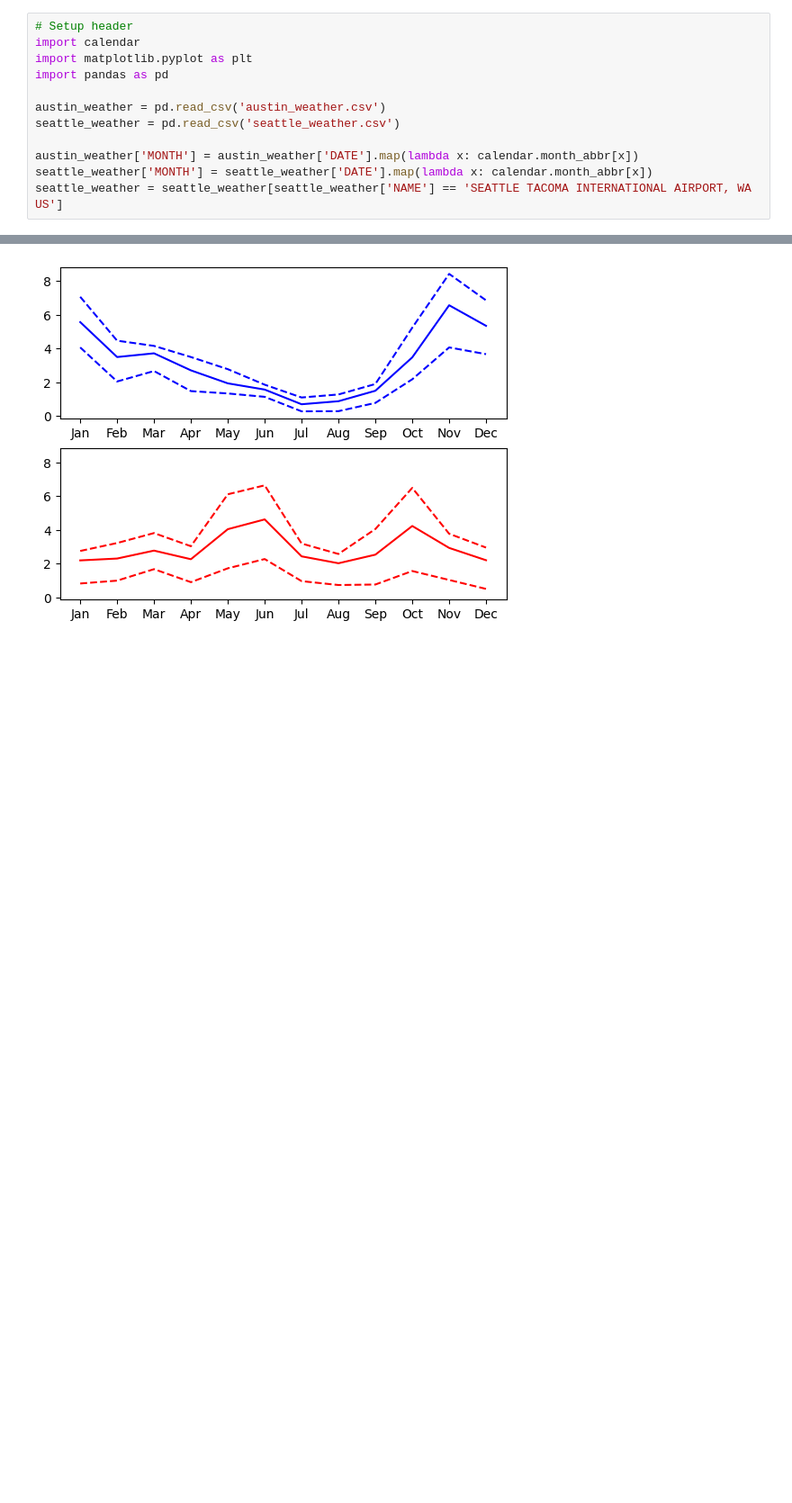
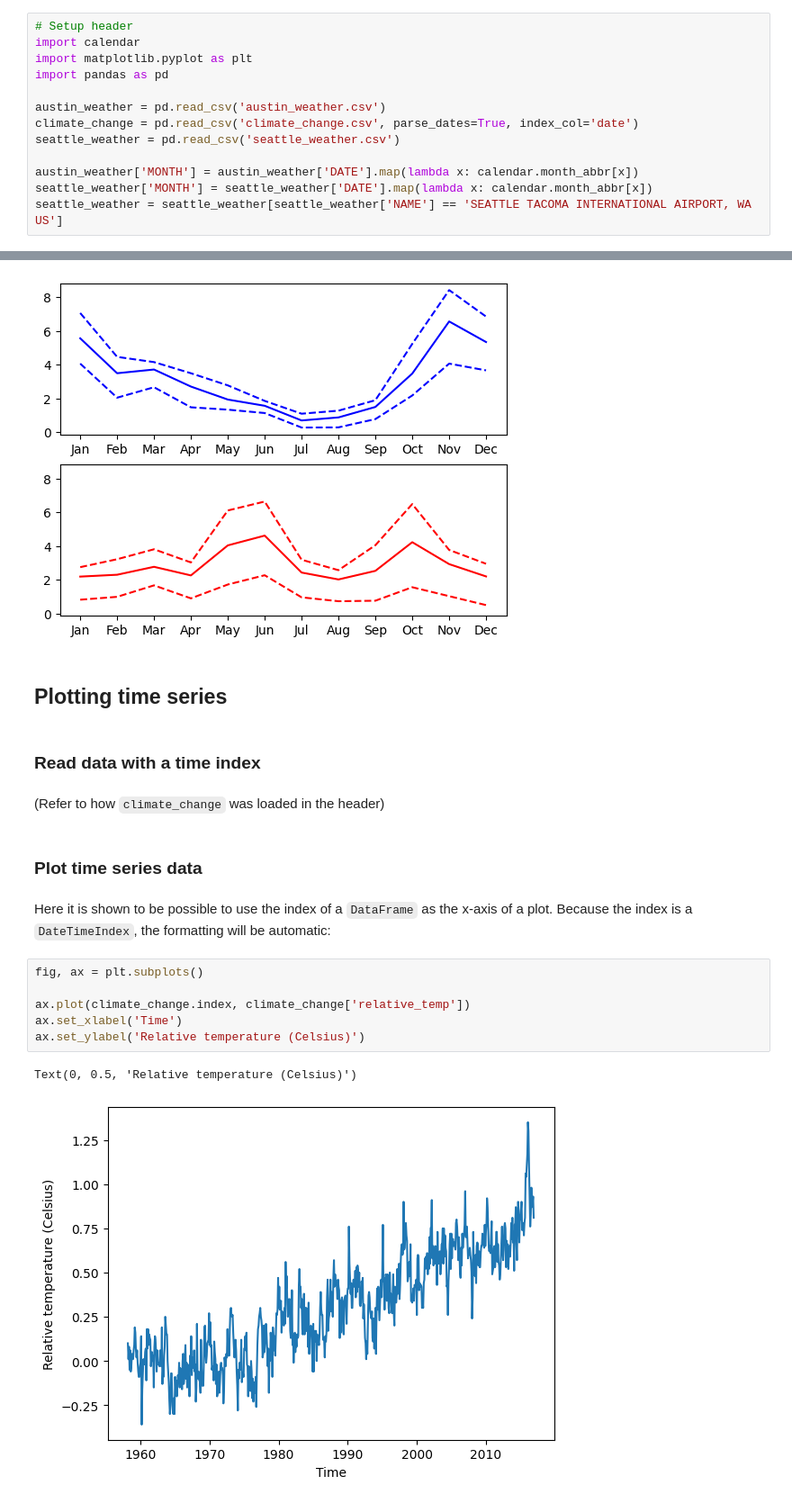
Before and after one commit to readyready15728/datacamp-python-notebooks, a Jupyter notebook: introduction_to_data_visualization_with_matplotlib/introduction_to_data_visualization_with_matplotlib.ipynb, the cells around one changed output, grey strips where cells are left out. Shown: that part at 90% size. Drawn from its saved outputs; the diff is of its cells as text; blank space fills up the shorter version.

Commit message:
Finished part 2 of introduction_to_data_visualization_with_matplotlib.ipynb

```diff
--- a/introduction_to_data_visualization_with_matplotlib/introduction_to_data_visualization_with_matplotlib.ipynb
+++ b/introduction_to_data_visualization_with_matplotlib/introduction_to_data_visualization_with_matplotlib.ipynb
@@ -7,6 +7,7 @@ import matplotlib.pyplot as plt
 import pandas as pd
 
 austin_weather = pd.read_csv('austin_weather.csv')
+climate_change = pd.read_csv('climate_change.csv', parse_dates=True, index_col='date')
 seattle_weather = pd.read_csv('seattle_weather.csv')
 
 austin_weather['MONTH'] = austin_weather['DATE'].map(lambda x: calendar.month_abbr[x])
@@ -90,3 +91,22 @@ ax[1].plot(austin_weather["MONTH"], austin_weather["MLY-PRCP-75PCTL"], color='r'
 # %% [output]
 [<matplotlib.lines.Line2D at 0x...>]
 [figure]
+# %% [markdown]
+## Plotting time series
+# %% [markdown]
+### Read data with a time index
+# %% [markdown]
+(Refer to how `climate_change` was loaded in the header)
+# %% [markdown]
+### Plot time series data
+# %% [markdown]
+Here it is shown to be possible to use the index of a `DataFrame` as the x-axis of a plot. Because the index is a `DateTimeIndex`, the formatting will be automatic:
+# %%
+fig, ax = plt.subplots()
+
+ax.plot(climate_change.index, climate_change['relative_temp'])
+ax.set_xlabel('Time')
+ax.set_ylabel('Relative temperature (Celsius)')
+# %% [output]
+Text(0, 0.5, 'Relative temperature (Celsius)')
+[figure, added]
```
Also changed, not shown: parts of 19 cells of this notebook.
